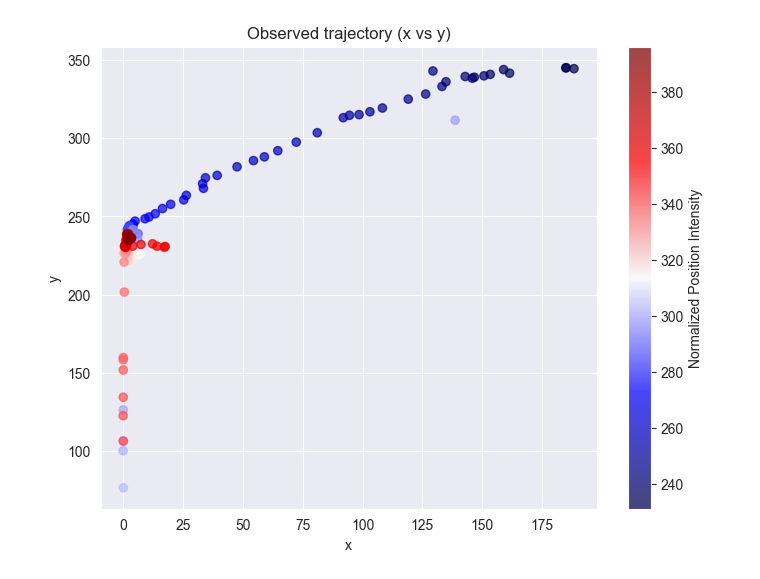
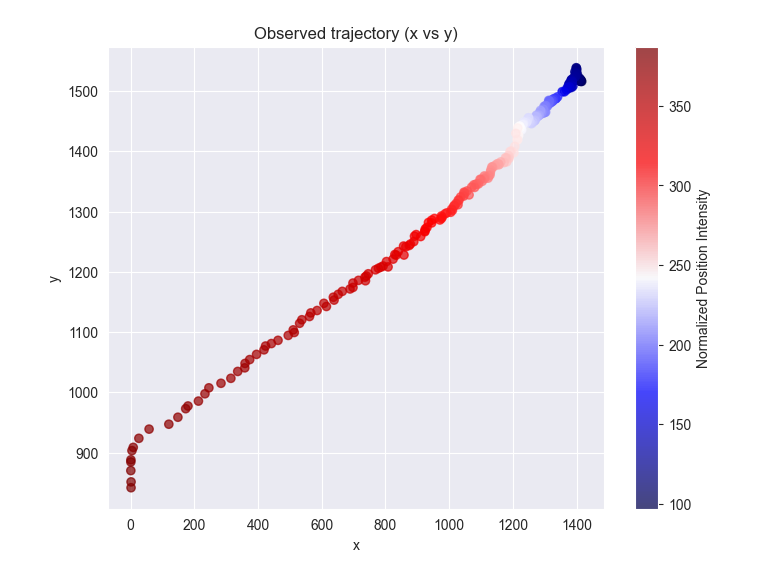
Before and after one commit to 8gaU8/robotics-assignment2-bayesian-filtering, a Jupyter notebook: notebooks/kf.ipynb, the cells around one changed output. Saved outputs shown, nothing was run; the diff lists cells and outputs as text; code cells hidden in the pictures.

```diff
--- a/notebooks/kf.ipynb
+++ b/notebooks/kf.ipynb
@@ -10,25 +19,25 @@ sns.set_style("darkgrid")
 # %%
 import matplotlib.cm as cm
 
 # Read tracked positions (expects columns 'x' and 'y')
-df = pd.read_csv("../results/track_position.csv")
+df = pd.read_csv("../results/truck_position.csv")
 df.head()
-df = df.where(df["time"] > 200)
+df = df.where(df["time"] < 400)
 df = df.dropna()
 
 observations = df[["x1", "y1"]].to_numpy()
 
 
 T = len(observations)
 plt.figure(figsize=(8, 6))
 sc = plt.scatter(
     observations[:, 0], observations[:, 1], alpha=0.7, c=df["time"], cmap=cm.seismic
 )
 plt.title("Observed trajectory (x vs y)")
 plt.xlabel("x")
 plt.ylabel("y")
 # plt.axis("equal")
 plt.colorbar(sc, label="Normalized Position Intensity")
 plt.show()
 # %% [output]
-[figure, old version]
+[figure, new version]
```
Also changed, not shown: parts of 5 cells of this notebook, 9 other files.
